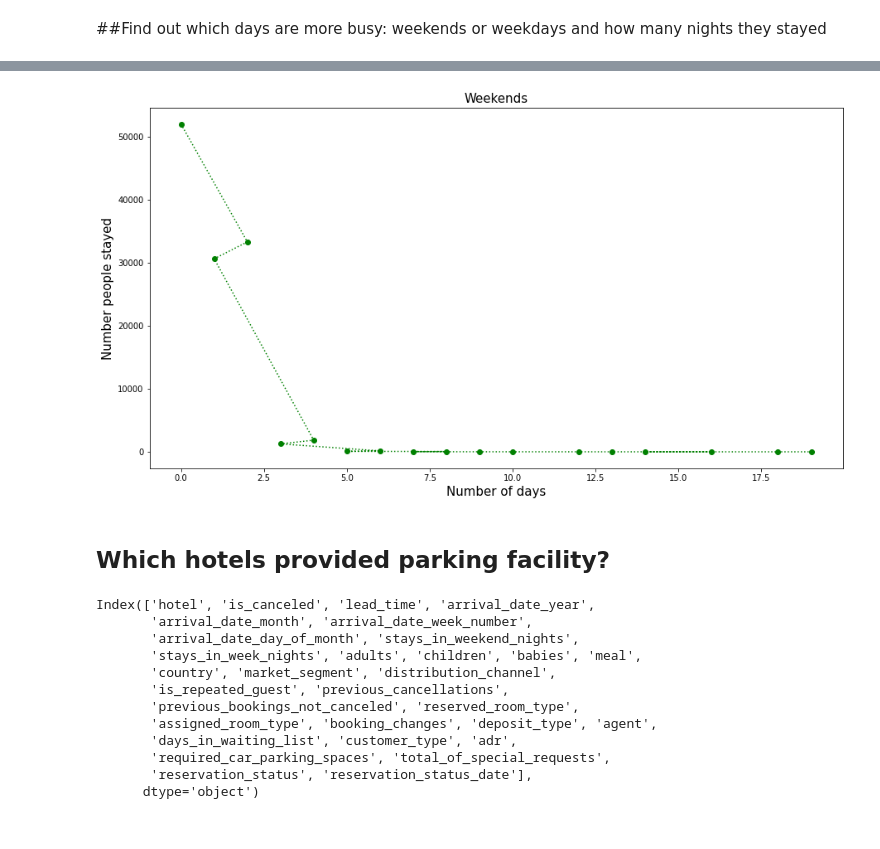
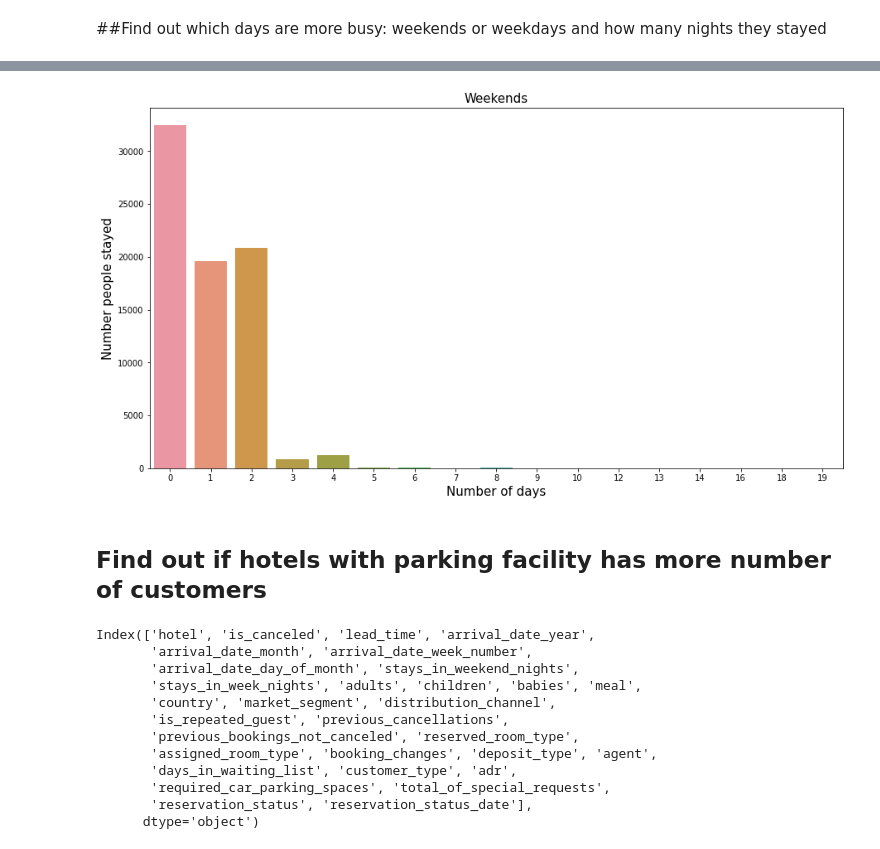
Before and after one commit to smkmohsin/hotel-booking-data-analysis, a Jupyter notebook: Hotel_Booking_Analysis_Sheikh_Mohsin_Kader.ipynb, the cells around one changed output, grey strips where cells are left out. Drawn from its saved outputs; the diff is of its cells as text; code cells hidden in the pictures.

```diff
--- a/Hotel_Booking_Analysis_Sheikh_Mohsin_Kader.ipynb
+++ b/Hotel_Booking_Analysis_Sheikh_Mohsin_Kader.ipynb
@@ -460,5 +451,5 @@ Text(0, 0.5, 'Number people stayed')
 # %%
-weekend_nights_count_df = booking_df[['stays_in_weekend_nights']].value_counts().reset_index().rename(columns={'stays_in_weekend_nights': 'Weekend_nights', 0:'count'})
+weekend_nights_count_df = booking_df[booking_df['is_canceled'] == 0]['stays_in_weekend_nights'].value_counts().reset_index().rename(columns={'index': 'Weekend_nights', 'stays_in_weekend_nights':'count'})
 weekend_nights_count_df.head()
 # %% [output]
 |  | Weekend_nights | count |
@@ -472,2 +460,0 @@ weekend_nights_count_df.head()
-# %%
-weekend_nights_count_df.set_index('Weekend_nights', inplace=True)
@@ -501,18 +461,16 @@ sns.jointplot(x='Weekend_nights',y='count',data= weekend_nights_count_df)
 # %%
-# x = weekend_nights_count_df['Weekend_nights']
-# y = weekend_nights_count_df['count']
+sns.barplot(x=weekend_nights_count_df['Weekend_nights'], y= weekend_nights_count_df['count'])
 
-plt.plot(weekend_nights_count_df, 'o:g')
 plt.title('Weekends', fontsize = 15)
 plt.xlabel('Number of days', fontsize = 15)
 plt.ylabel('Number people stayed', fontsize = 15)
 
-
 plt.show()
 # %% [output]
-[figure, old version]
+[figure, new version]
-# %% [markdown]
-## Which hotels provided parking facility?
+# %% [markdown]
+
+## Find out if hotels with parking facility has more number of customers
 # %%
 booking_df.columns
 # %% [output]
```
Also changed, not shown: parts of 47 cells of this notebook.
